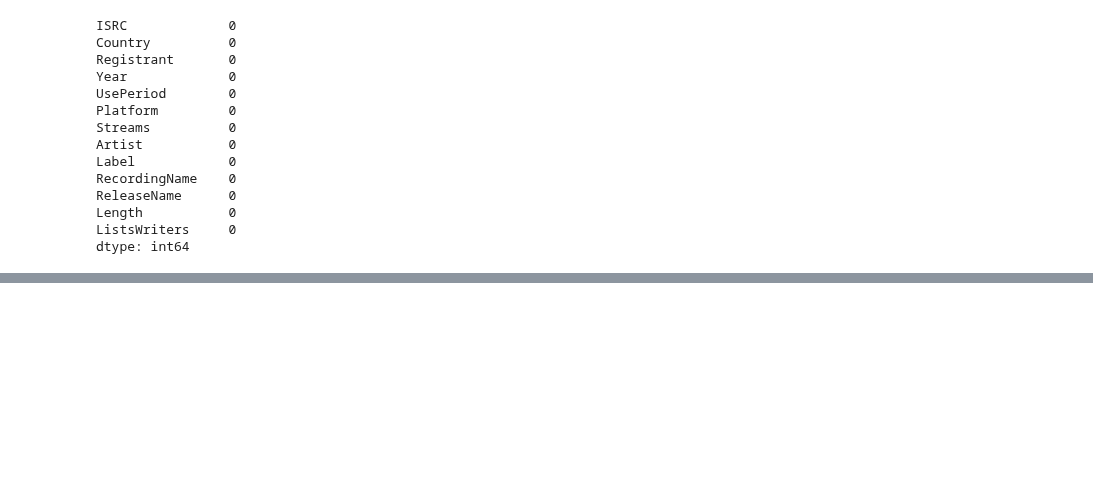
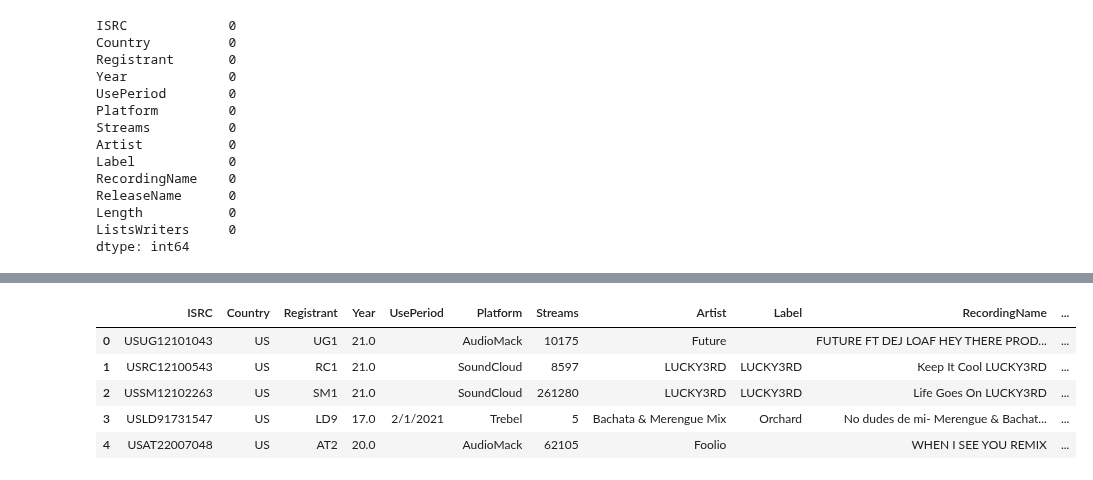
Before and after one commit to NSS-Data-Analytics-Cohort-6/mlc-project-count-dracula, a Jupyter notebook: notebooks/MLC.ipynb, the cells around one changed output, grey strips where cells are left out. Saved outputs shown, nothing was run; the diff lists cells and outputs as text; code cells hidden in the pictures; blank space fills up the shorter version.

```diff
--- a/notebooks/MLC.ipynb
+++ b/notebooks/MLC.ipynb
@@ -101,0 +111,13 @@ dtype: int64
+# %%
+music_df['Streams'] = music_df['Streams'].astype(str) #convert streams to string in order to replace comma
+music_df['Streams']=music_df['Streams'].str.replace(',','') #replace comma with nothing
+music_df['Streams'] = music_df['Streams'].astype(int) #convert to integer
+# %%
+music_df.head()
+# %% [output]
+|  | ISRC | Country | Registrant | Year | UsePeriod | Platform | Streams | Artist | Label | RecordingName | ... |
+| 0 | USUG12101043 | US | UG1 | 21.0 |  | AudioMack | 10175 | Future |  | FUTURE FT DEJ LOAF HEY THERE PROD... | ... |
+| 1 | USRC12100543 | US | RC1 | 21.0 |  | SoundCloud | 8597 | LUCKY3RD | LUCKY3RD | Keep It Cool LUCKY3RD | ... |
+| 2 | USSM12102263 | US | SM1 | 21.0 |  | SoundCloud | 261280 | LUCKY3RD | LUCKY3RD | Life Goes On LUCKY3RD | ... |
+| 3 | USLD91731547 | US | LD9 | 17.0 | 2/1/2021 | Trebel | 5 | Bachata & Merengue Mix | Orchard | No dudes de mi- Merengue & Bachat... | ... |
+| 4 | USAT22007048 | US | AT2 | 20.0 |  | AudioMack | 62105 | Foolio |  | WHEN I SEE YOU REMIX | ... |
```
Also changed, not shown: parts of 7 cells of this notebook.
